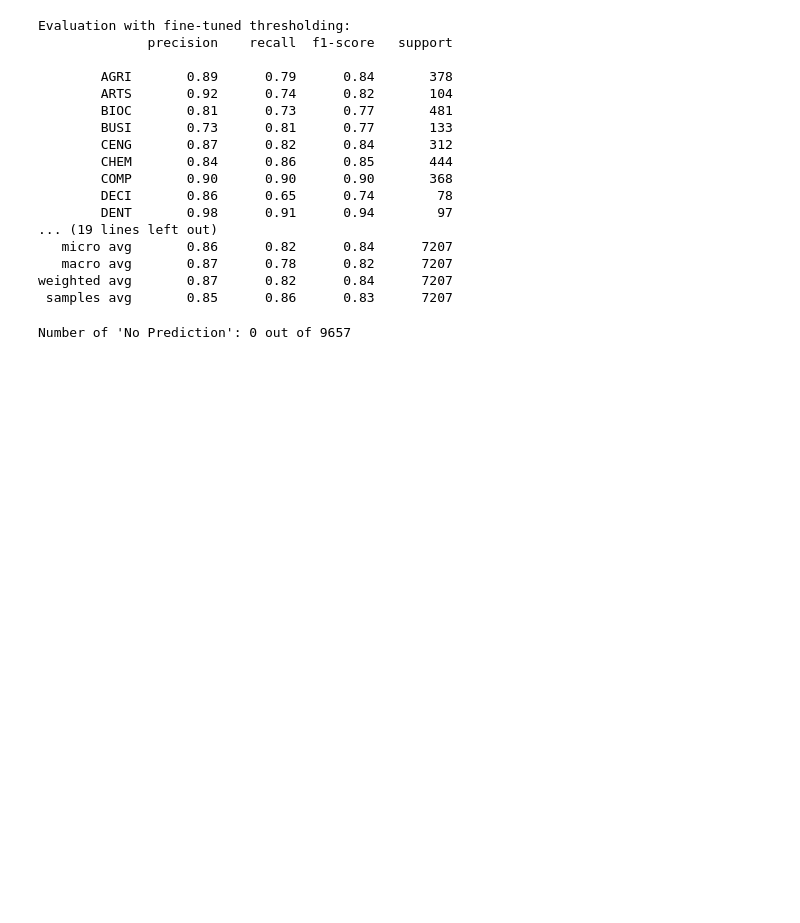
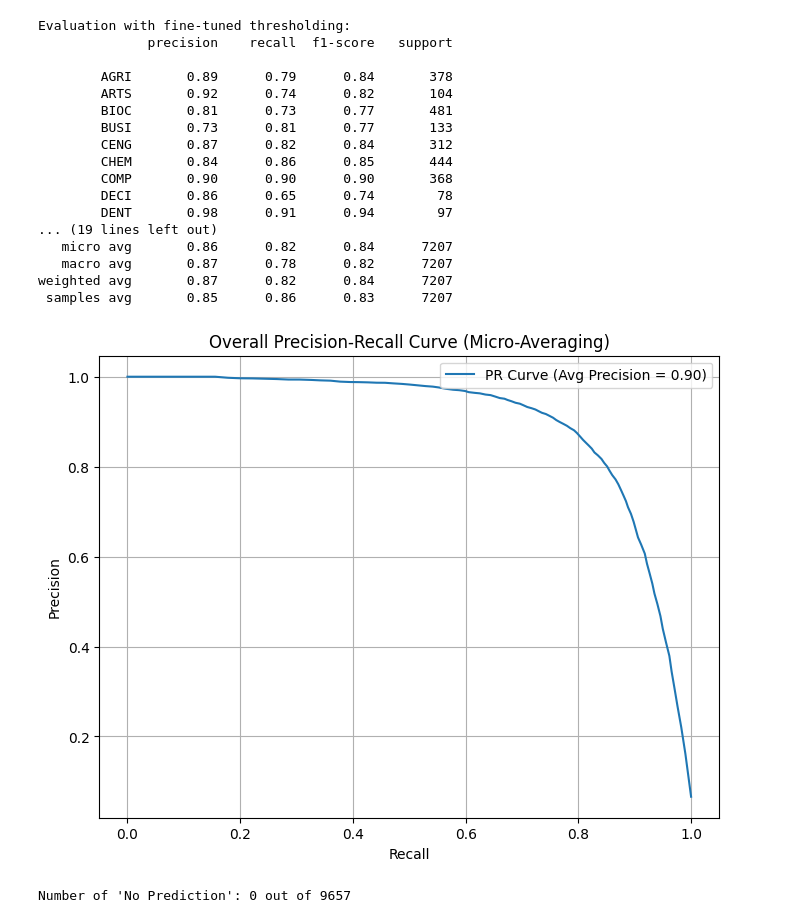
Before and after one commit to ParisaraCH/DataSci-Project, a Jupyter notebook: global_DataPrep.ipynb, the cells around one changed output. Cells and saved outputs as stored; diff of their text form; code cells hidden in the pictures; blank space fills up the shorter version.

```diff
--- a/global_DataPrep.ipynb
+++ b/global_DataPrep.ipynb
@@ -218,6 +218,30 @@ Evaluation with fine-tuned thresholding:
    macro avg       0.87      0.78      0.82      7207
 weighted avg       0.87      0.82      0.84      7207
  samples avg       0.85      0.86      0.83      7207
+# %%
+from sklearn.metrics import precision_recall_curve, average_precision_score
+import matplotlib.pyplot as plt
+# Flatten the true and predicted probabilities for micro-averaging
+y_test_flat = y_test.ravel()
+y_prob_flat = y_prob.ravel()
+
+# Compute precision, recall, and thresholds for micro-averaged PR curve
+precision, recall, thresholds = precision_recall_curve(y_test_flat, y_prob_flat)
+
+# Calculate average precision (area under the PR curve)
+avg_precision = average_precision_score(y_test_flat, y_prob_flat)
+
+# Plot the overall precision-recall curve
+plt.figure(figsize=(8, 6))
+plt.plot(recall, precision, label=f'PR Curve (Avg Precision = {avg_precision:.2f})')
+plt.xlabel('Recall')
+plt.ylabel('Precision')
+plt.title('Overall Precision-Recall Curve (Micro-Averaging)')
+plt.legend()
+plt.grid(True)
+plt.show()
+# %% [output]
+[figure, added]
 # %%
 ## use the model to predicted subject area of each research in global_df ##
 
```
